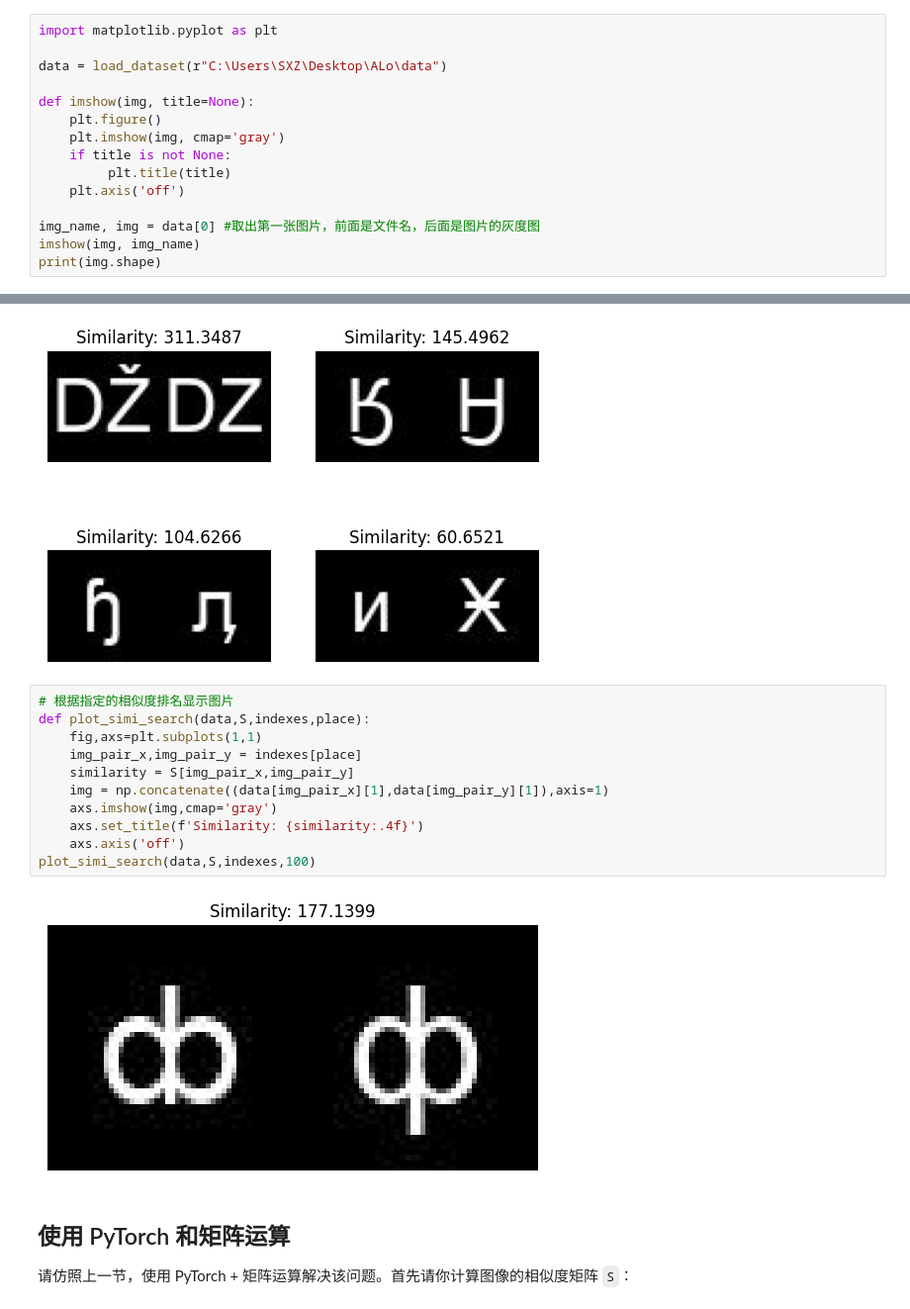
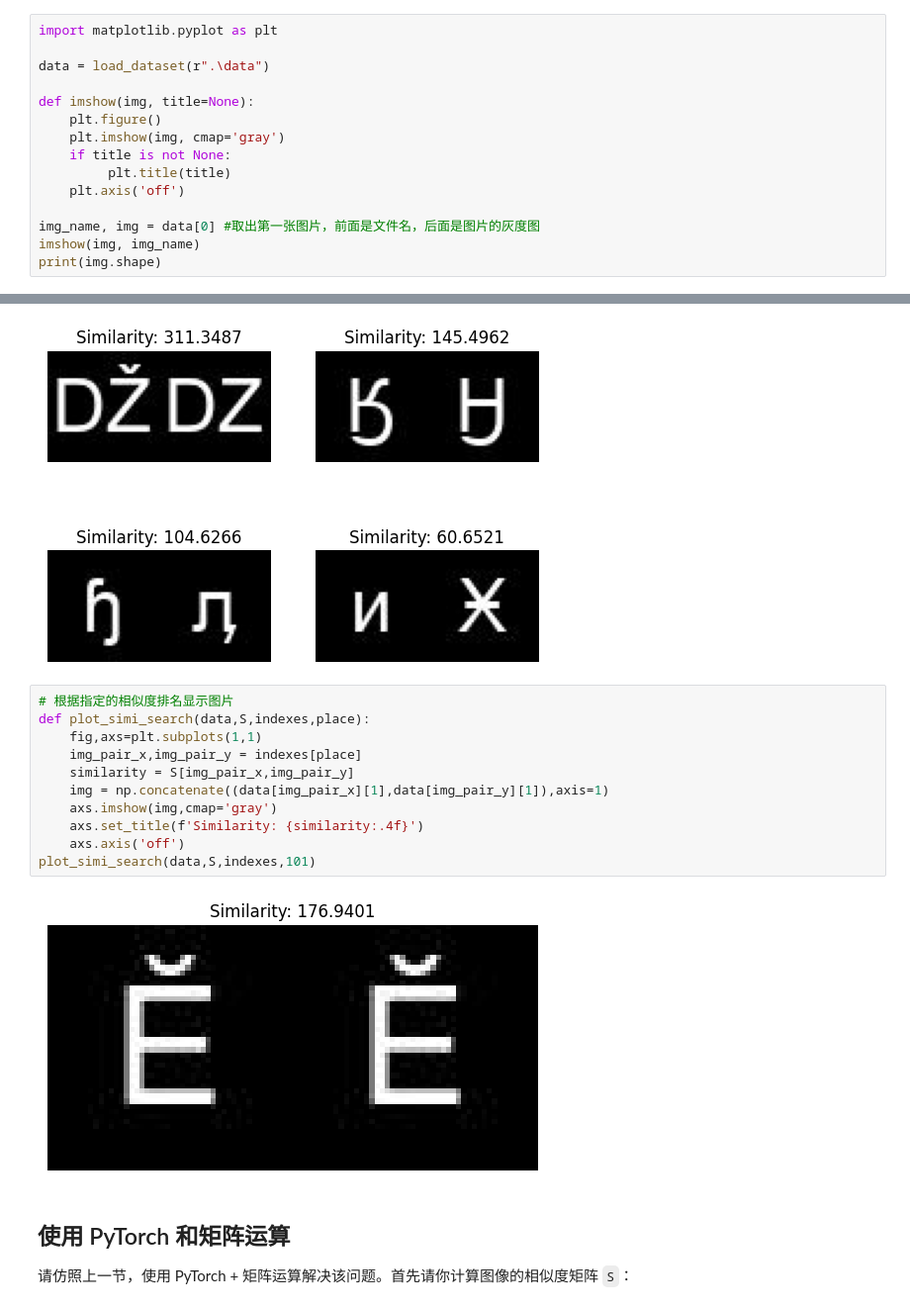
Before and after one commit to Lucas-Song-zero/Python_TsinghuaEE_FirstYearWinterVAC_lessons, a Jupyter notebook: project1.ipynb, the cells around one changed output, grey strips where cells are left out. Shown: that part at 99% size. Drawn from its saved outputs; the diff is of its cells as text.

```diff
--- a/project1.ipynb
+++ b/project1.ipynb
@@ -30,7 +31,7 @@ def load_dataset(data_root):
 # %%
 import matplotlib.pyplot as plt
 
-data = load_dataset(r"C:\Users\SXZ\Desktop\ALo\data")
+data = load_dataset(r".\data")
 
 def imshow(img, title=None):
     plt.figure()
@@ -138,16 +145,16 @@ plot_results(data, S, indexes)
 # %%
 # 根据指定的相似度排名显示图片
 def plot_simi_search(data,S,indexes,place):
     fig,axs=plt.subplots(1,1)
     img_pair_x,img_pair_y = indexes[place]
     similarity = S[img_pair_x,img_pair_y]
     img = np.concatenate((data[img_pair_x][1],data[img_pair_y][1]),axis=1)
     axs.imshow(img,cmap='gray')
     axs.set_title(f'Similarity: {similarity:.4f}')
     axs.axis('off')
-plot_simi_search(data,S,indexes,100)
+plot_simi_search(data,S,indexes,101)
 # %% [output]
-[figure, old version]
+[figure, new version]
 # %% [markdown]
 ## 使用 PyTorch 和矩阵运算
 
```
Also changed, not shown: parts of 13 cells of this notebook, 1 other file.
